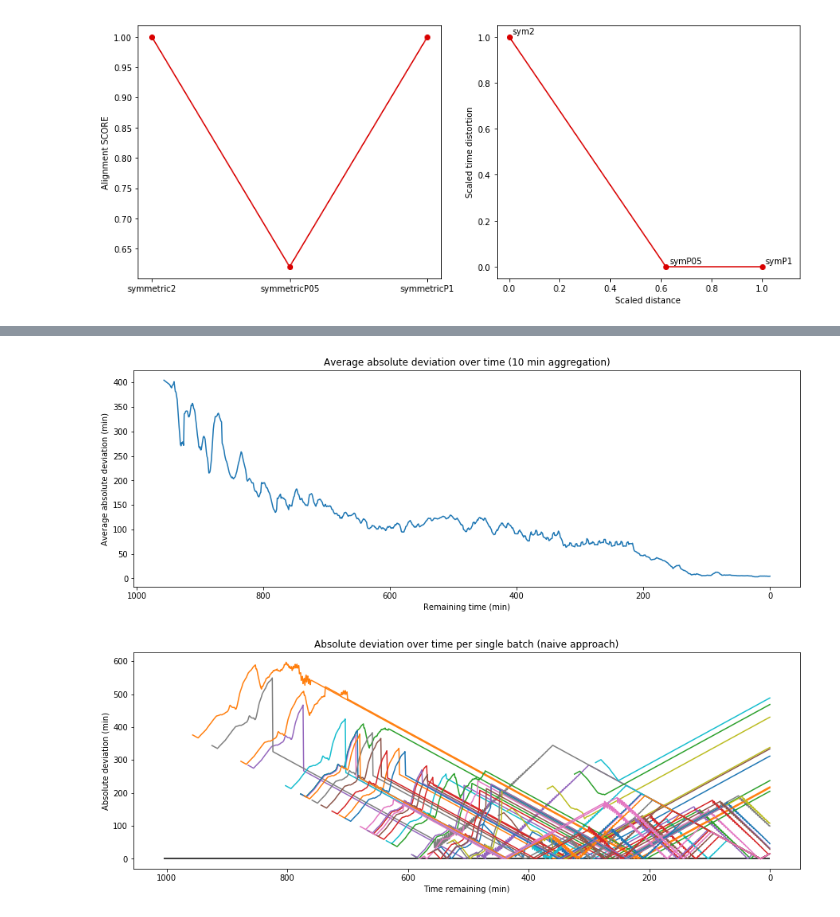
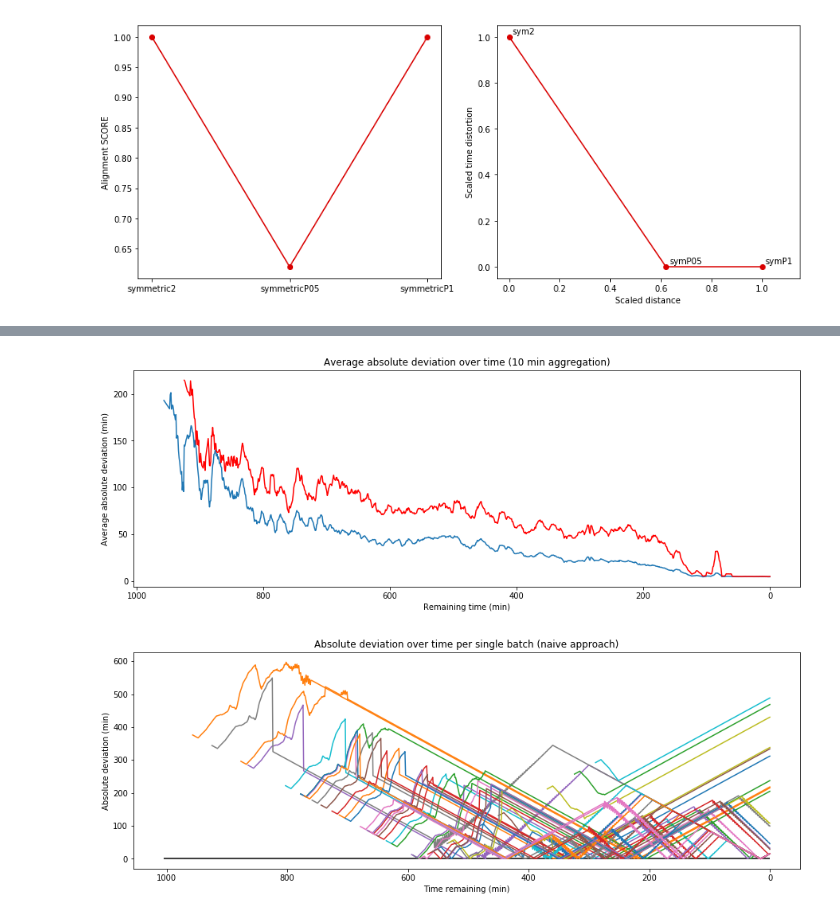
Before and after one commit to polkox928/pgdtw, a Jupyter notebook: final/real_experiment/real_exp2017.ipynb, the cells around one changed output, grey strips where cells are left out. Saved outputs shown, nothing was run; the diff lists cells and outputs as text; code cells hidden in the pictures.

```diff
--- a/final/real_experiment/real_exp2017.ipynb
+++ b/final/real_experiment/real_exp2017.ipynb
@@ -328,8 +329,8 @@ for k, v in test_data.items():
 ag = 10
 fig = plt.figure(figsize=(15,5))
 tot_df = pd.DataFrame()
-for fn in os.listdir('cv_online2017/'):
-    df = pd.read_csv('cv_online2017/%s'%fn, header=None)
+for fn in os.listdir('cv_online2017RF/'):
+    df = pd.read_csv('cv_online2017RF/%s'%fn, header=None)
     df.drop_duplicates(inplace=True)
     df['mov_pred'] = df[3].rolling(ag).mean().fillna(method='bfill') + df[1]
     df['err'] = abs(df[2] - df['mov_pred'])
@@ -355,15 +349,17 @@ To retain the current behavior and silence the warning, pass sort=False
 # %%
 aggr = tot_df.groupby(by=['remaining']).aggregate({'err': 'mean'})
+sd = tot_df.groupby(by=['remaining']).aggregate({'err': np.std})
 plt.figure(figsize=(15,5))
 plt.plot(aggr)
+plt.plot(aggr+sd, color='r')
 ax = plt.gca()
 ax.invert_xaxis()
 plt.xlabel('Remaining time (min)')
 plt.ylabel('Average absolute deviation (min)')
 plt.title('Average absolute deviation over time (%d min aggregation)'%ag)
 plt.show()
 # %% [output]
-[figure, old version]
+[figure, new version]
 # %%
 def predict_average(batch, D_train):
     test_batch_id = list(batch.keys())[0]
```
Also changed, not shown: parts of 5 cells of this notebook, 1 other file.
